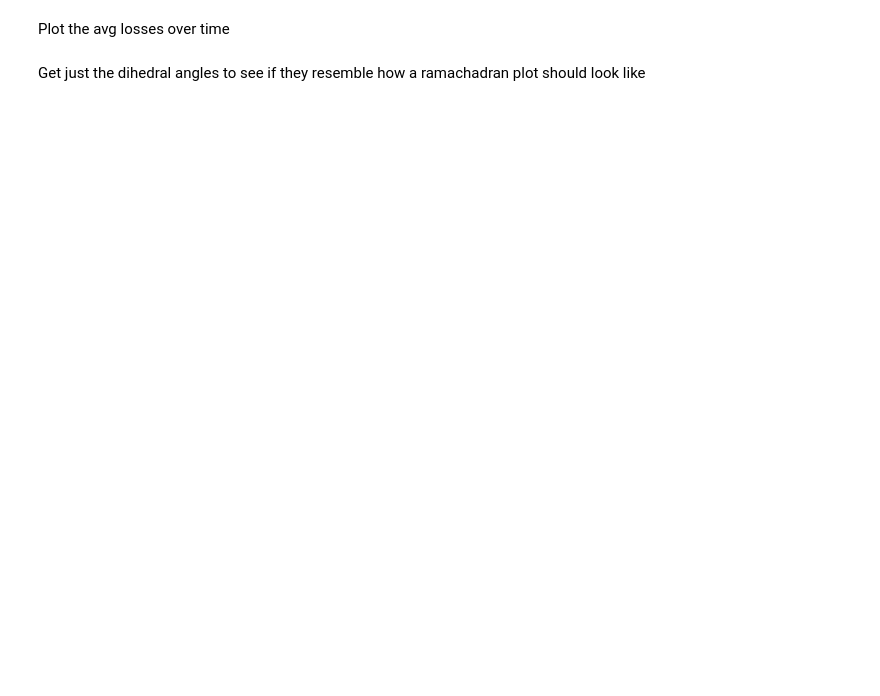
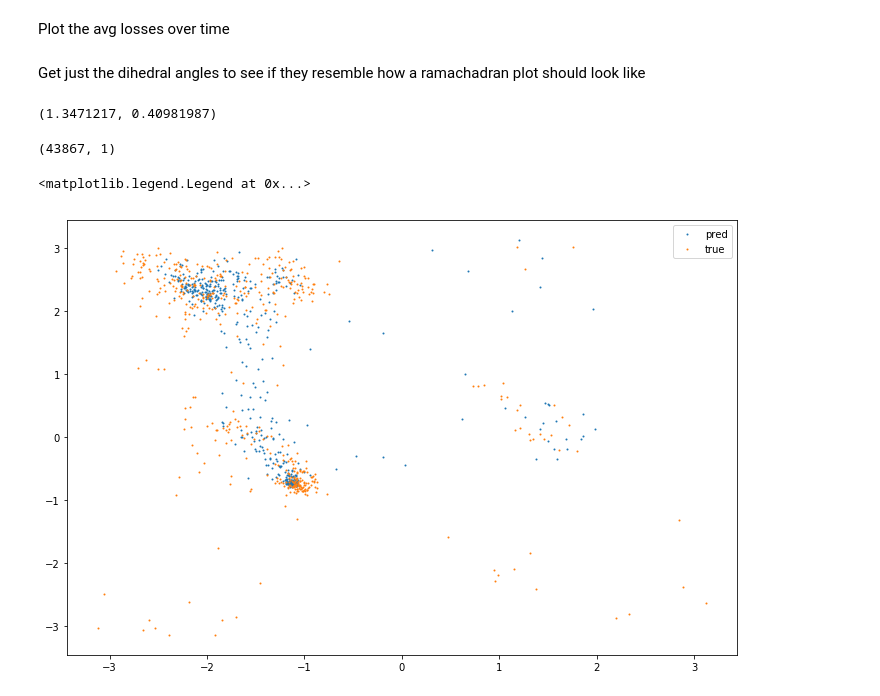
Before and after one commit to m3h0w/protein-dihedral-angles-prediction, a Jupyter notebook: Train using tensorflow input.ipynb, the cells around one changed output. Saved outputs shown, nothing was run; the diff lists cells and outputs as text; code cells hidden in the pictures; blank space fills up the shorter version.

```diff
--- a/Train using tensorflow input.ipynb
+++ b/Train using tensorflow input.ipynb
@@ -356,0 +603,23 @@ plt.scatter(beta[3], alpha[3], s=2)
+# %%
+np.mean(np.abs(true_dihedrals_v - pred_v)), loss_
+# %% [output]
+(1.3471217, 0.40981987)
+# %%
+phi.shape
+# %% [output]
+(43867, 1)
+# %%
+protein_n = 0
+
+plt.figure(figsize=(12,8))
+
+phi, psi, omega = np.split(pred_v, 3, -1)
+plt.scatter(phi[:500], psi[:500], s=1, label='pred')
+
+phi, psi, omega = np.split(true_dihedrals_v, 3, -1)
+plt.scatter(phi[:500], psi[:500], s=1, label='true')
+
+plt.legend()
+# %% [output]
+<matplotlib.legend.Legend at 0x...>
+[figure, added]
```
Also changed, not shown: parts of 15 cells of this notebook.
